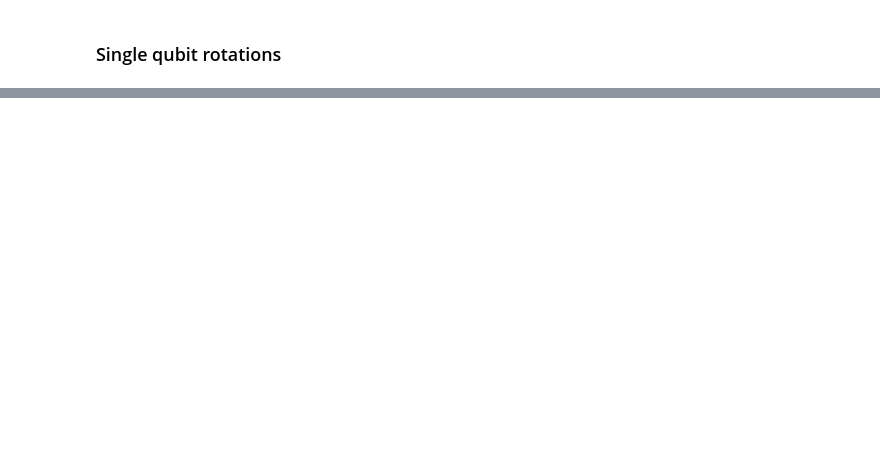
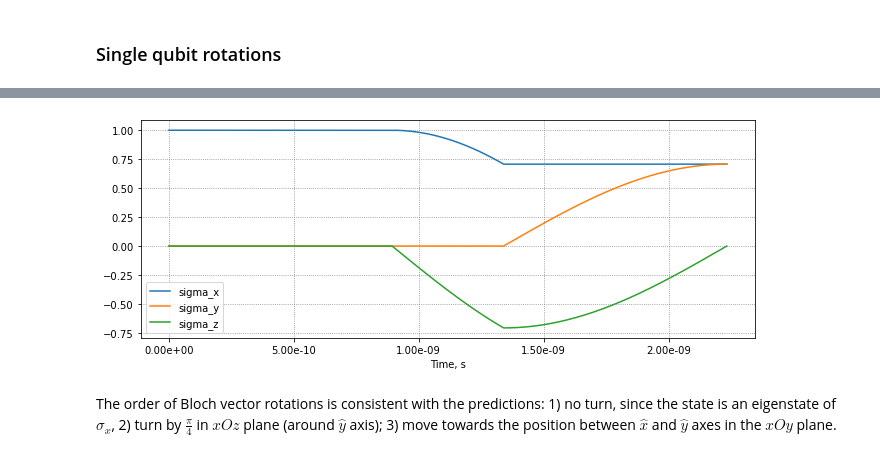
Before and after one commit to gharib85/QuDiPy, a Jupyter notebook: tutorials/Spin_simulator.ipynb, the cells around one changed output, grey strips where cells are left out. Drawn from its saved outputs; the diff is of its cells as text; code cells hidden in the pictures; blank space fills up the shorter version.

```diff
--- a/tutorials/Spin_simulator.ipynb
+++ b/tutorials/Spin_simulator.ipynb
@@ -253,0 +324,33 @@ roty1pi4 = circ.ControlPulse("ROTX1pi4", "effective", pulse_length=1e-7)
+# %%
+# Implementing ROTZ(pi/4) gate
+# Starting with the superposition state $1/\sqrt{2}(|↑> + |↓>)$ (eigenstate of X operator)
+rho_sup = np.array([[0.5,0.5],[0.5,0.5]])
+
+rotz_system = sps.SpinSys(rho_sup, sys_param_dict={"B_0" : 1, "T_2" : 1e-4, "T" : 4,
+                                                   "f_rf"  : larmor_freq*0.7}, time=0)
+
+# ROTZ gate; mind that the angle is given in degrees
+rotz_pi_4_pulse = pulsegens.rot(qubits=1, axis="Z", theta=45, sys=rotz_system, B_rf=1e-2, num_val=100)
+
+rotz_pi_4 = rotz_system.evolve((rotz_pi_4_pulse,),
+                               track_qubits=1, are_Bloch_vectors=True)
+#plotting the results
+fig, ax = plt.subplots(figsize=(11,4))
+#fig = plt.figure(figsize=(11,4))
+
+ax.plot(rotz_pi_4["time"], np.real(rotz_pi_4["sigma_x_1"]) , label='sigma_x')
+ax.plot(rotz_pi_4["time"], np.real(rotz_pi_4["sigma_y_1"]) , label='sigma_y')
+ax.plot(rotz_pi_4["time"], np.real(rotz_pi_4["sigma_z_1"]) , label='sigma_z')
+
+ax.legend(loc='lower left')
+plt.xlabel("Time, s")
+
+
+ax.grid()
+ax.xaxis.set_major_formatter(mtick.FormatStrFormatter('%.2e'))
+#ax.yaxis.set_major_formatter(mtick.FormatStrFormatter('%.2e'))
+     # for scientific  number format
+# %% [output]
+[figure, added]
+# %% [markdown]
+The order of Bloch vector rotations is consistent with the predictions: 1) no turn, since the state is an eigenstate of $\sigma_x$, 2) turn by $\frac{\pi}{4}$ in $xOz$ plane (around $\hat{y}$ axis); 3) move towards the position between $\hat{x}$ and $\hat{y}$ axes in the $xOy$ plane.
```
Also changed, not shown: parts of 48 cells of this notebook.
